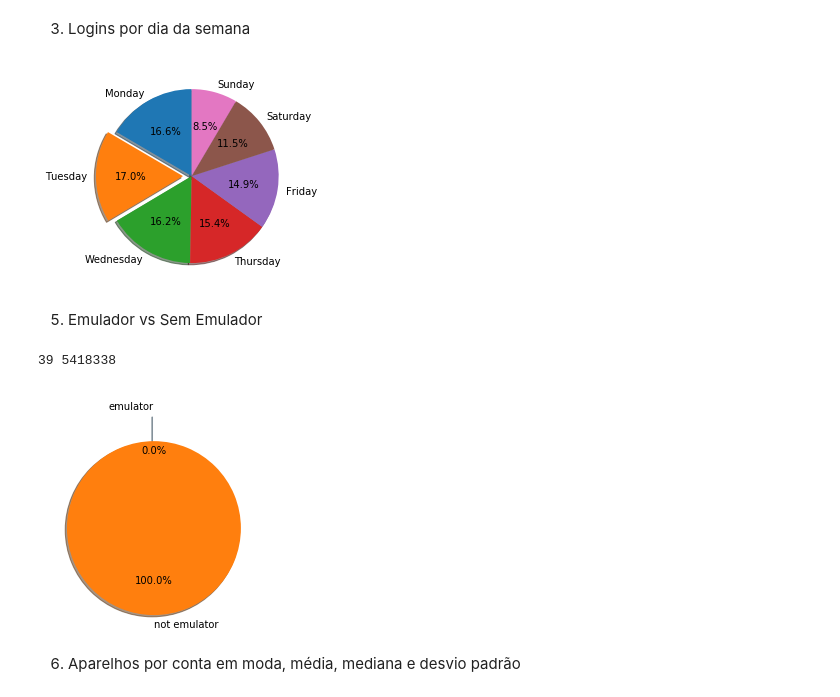
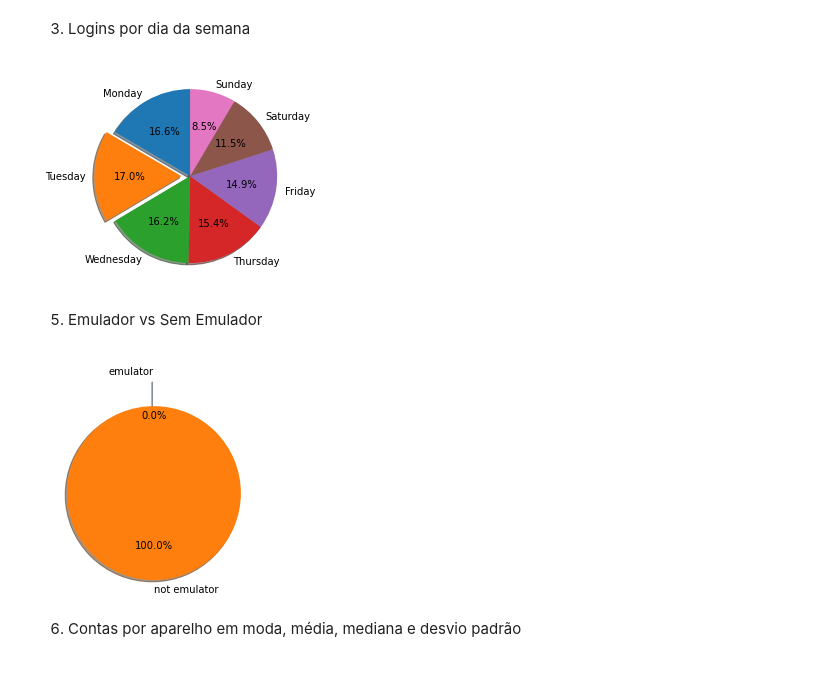
Before and after one commit to mrdedede/Incognia-Project, a Jupyter notebook: graficos.ipynb, the cells around one changed output. Drawn from its saved outputs; the diff is of its cells as text; code cells hidden in the pictures.

Commit message:
Some Graphs for #3
- Discovered bugs on boot_frequency_per_day
- Finished more graphs (2 to go)
- Updated docs

```diff
--- a/graficos.ipynb
+++ b/graficos.ipynb
@@ -24,6 +35,7 @@ import processamento
 ## Lendo os Dados
 # %%
 logins = processamento.reading_loginsset('csv')
+logins_copy = logins.copy()
 # %% [output]
    Unnamed: 0            id        account_id         device_id  \
 0           0  7.997403e+11  YgXAhVgdDLsozwto  fGb574abkmDJTQ6M
@@ -46,13 +58,13 @@ logins = processamento.reading_loginsset('csv')
 ## Tratando os Dados (Preprocessamento)
 # %%
 # Excluindo linhas onde há nulos
-logins = processamento.dropping_nas(logins)
+logins_copy = processamento.dropping_nas(logins_copy)
 
 # Transformando booleanos pela legibilidade
-logins = processamento.transform_bool(logins)
+logins_copy = processamento.transform_bool(logins_copy)
 
 # Gerando as novas colunas para a analise
-logins = processamento.create_new_columns(logins)
+logins_copy = processamento.create_new_columns(logins_copy)
 # %% [markdown]
 ## Gerando Gráficos
 # %% [markdown]
@@ -99,18 +111,18 @@ percentage_root_graphic(logins)
 # %%
 def logins_weekday_graphic(logins):
     date = (logins['timestamp']/86400000).values.astype(dtype='datetime64[D]')
     dayNumber = pd.Series(date , copy=False).dt.dayofweek
     x_label = ['Monday' , 'Tuesday' , 'Wednesday' , 'Thursday' , 'Friday' , 'Saturday' , 'Sunday']
     y_label = []
     for i in range(0 , 7):
         y_label.append(dayNumber[dayNumber == i].count() )
     pie_chart = plt.subplot()
     pie_chart.pie(y_label , labels = x_label , explode = (0, 0.1, 0, 0 , 0 , 0 , 0), autopct='%1.1f%%',
             shadow=True, startangle=90)
     plt.show()
-logins_weekday_graphic(logins)
+logins_weekday_graphic(logins_copy)
 # %% [output]
-[figure, old version]
+[figure, new version]
 # %% [markdown]
 5. Emulador vs Sem Emulador
 # %%
@@ -120,14 +132,12 @@ def emulator_graphic(logins):
     not_emulator = total - emulator
     labels = ['emulator' , 'not emulator']
     values = [emulator , not_emulator]
-    print(emulator , not_emulator)
     pie_chart = plt.subplot()
     pie_chart.pie(values , labels = labels , explode = (0, 0.3), autopct='%1.1f%%',
             shadow=True, startangle=90)
 
-emulator_graphic(logins)
+emulator_graphic(logins_copy)
 # %% [output]
-39 5418338
 [figure]
 # %% [markdown]
-6. Aparelhos por conta em moda, média, mediana e desvio padrão
+6. Contas por aparelho em moda, média, mediana e desvio padrão
```
Also changed, not shown: parts of 13 cells of this notebook, 2 other files.
